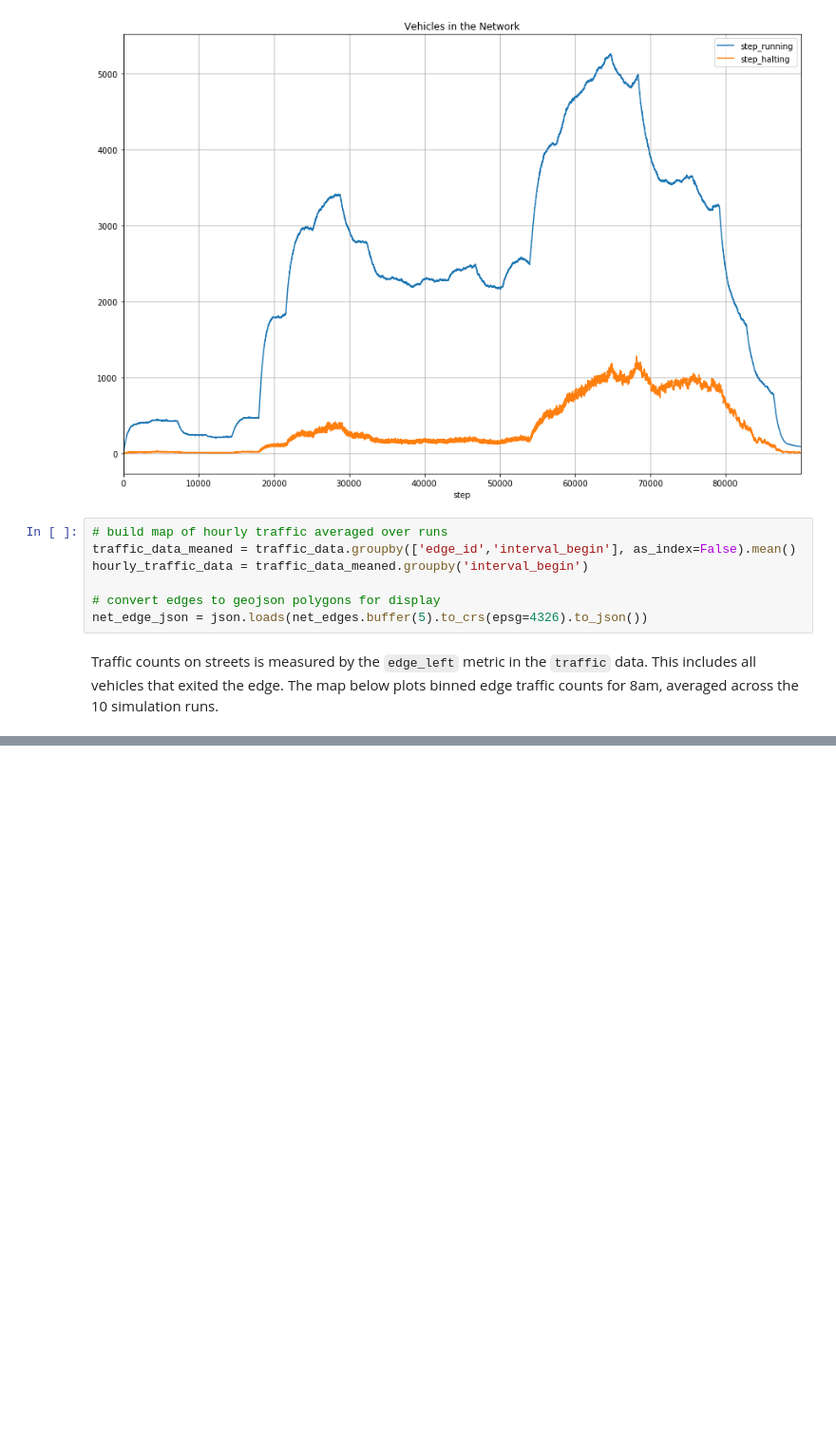
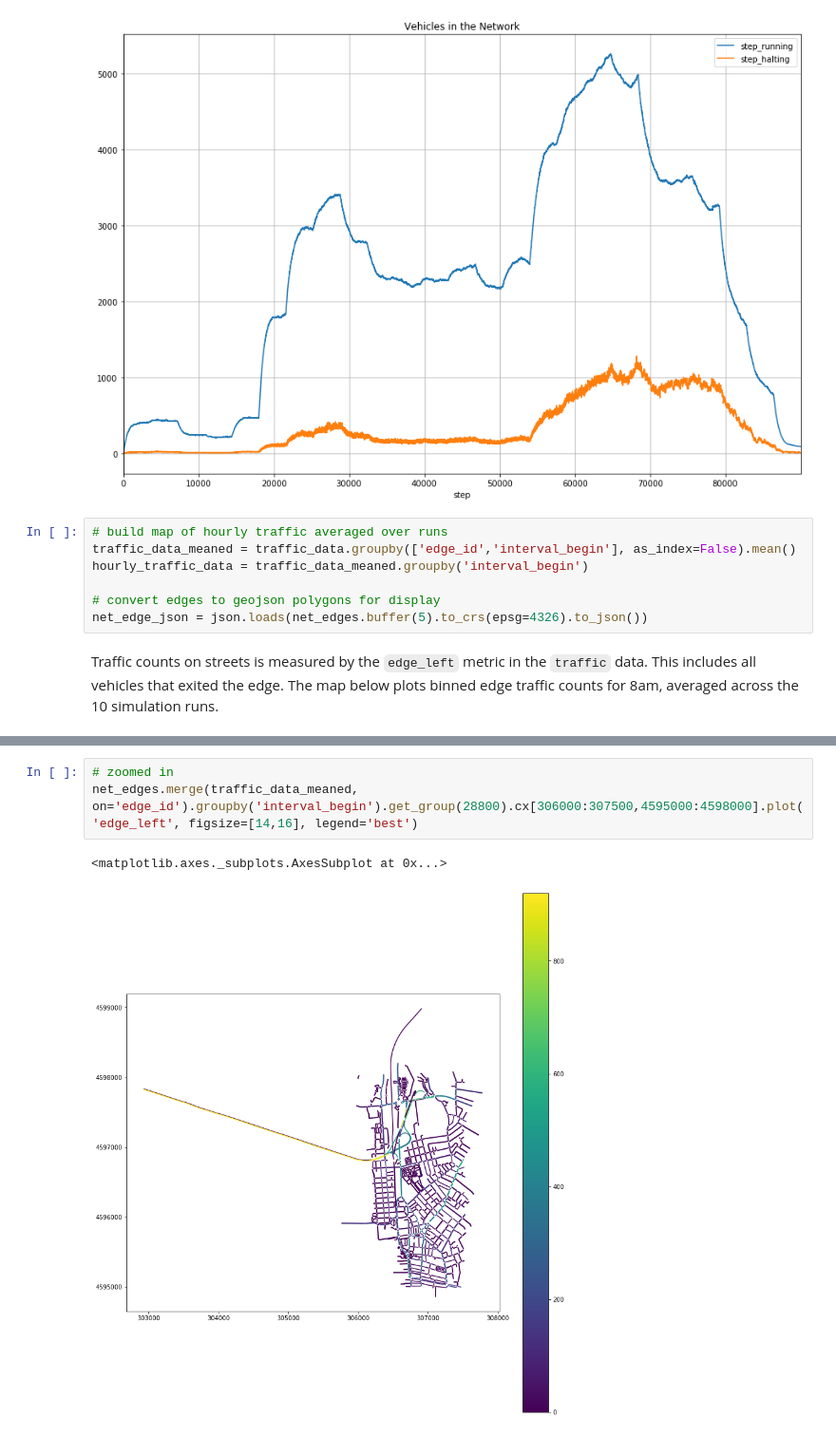
Before and after one commit to paulopperman/aquidneck-island-transport, a Jupyter notebook: notebooks/AI25-traffic-model.ipynb, the cells around one changed output, grey strips where cells are left out. Shown at 95% size. Saved outputs shown, nothing was run; the diff lists cells and outputs as text; blank space fills up the shorter version.

```diff
--- a/notebooks/AI25-traffic-model.ipynb
+++ b/notebooks/AI25-traffic-model.ipynb
@@ -151,0 +164,6 @@ Map(center=[41.5, -71.31], controls=(ZoomControl(options=['position', 'zoom_in_t
+# %%
+# zoomed in
+net_edges.merge(traffic_data_meaned, on='edge_id').groupby('interval_begin').get_group(28800).cx[306000:307500,4595000:4598000].plot('edge_left', figsize=[14,16], legend='best')
+# %% [output]
+<matplotlib.axes._subplots.AxesSubplot at 0x...>
+[figure, added]
```
Also changed, not shown: parts of 5 cells of this notebook.
